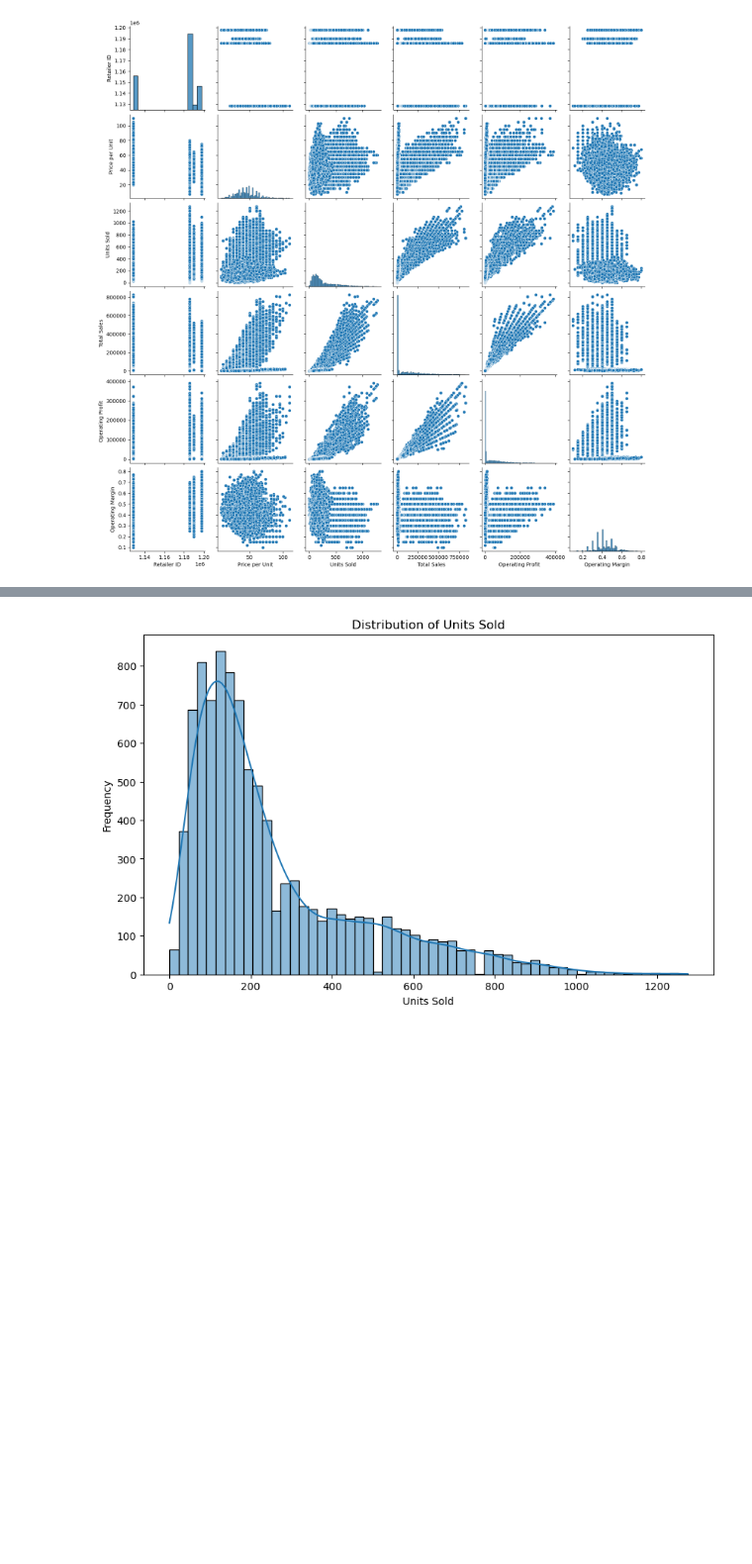
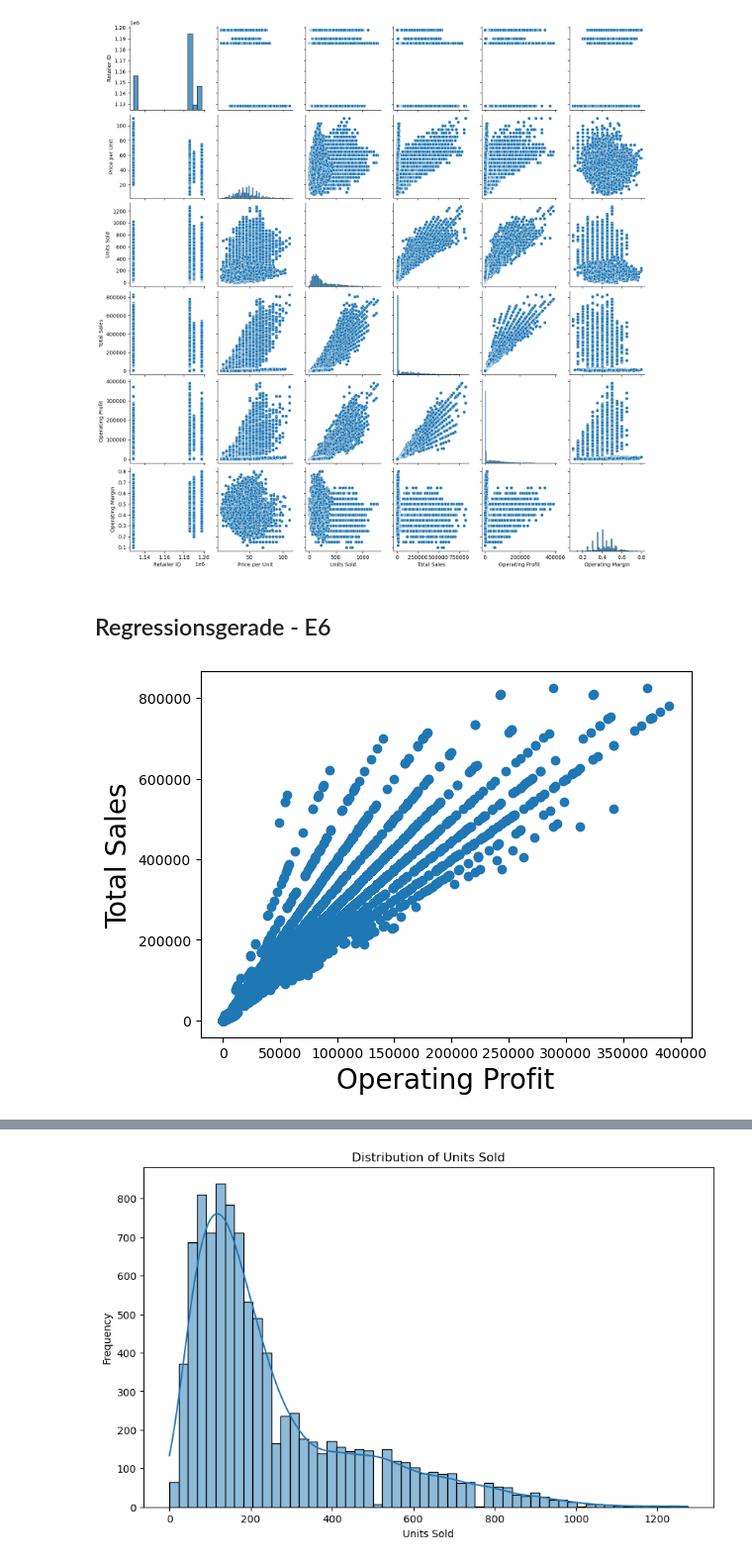
Before and after one commit to Maurice73-Tech/Adidas-Data-Analysis, a Jupyter notebook: Python Analysis.ipynb, the cells around one changed output, grey strips where cells are left out. Shown at 99% size. Saved outputs shown, nothing was run; the diff lists cells and outputs as text; code cells hidden in the pictures; blank space fills up the shorter version.

```diff
--- a/Python Analysis.ipynb
+++ b/Python Analysis.ipynb
@@ -67,3 +118,15 @@ sns.pairplot(data_sales_adidas)
 plt.show()
 # %% [output]
 [figure]
+# %% [markdown]
+## Regressionsgerade - E6
+# %%
+y = data_sales_adidas['Total Sales']
+x1 = data_sales_adidas['Operating Profit']
+# %%
+plt.scatter(x1,y)
+plt.xlabel('Operating Profit', fontsize=20)
+plt.ylabel('Total Sales', fontsize=20)
+plt.show()
+# %% [output]
+[figure, added]
```
Also changed, not shown: parts of 37 cells of this notebook, 2 other files.
